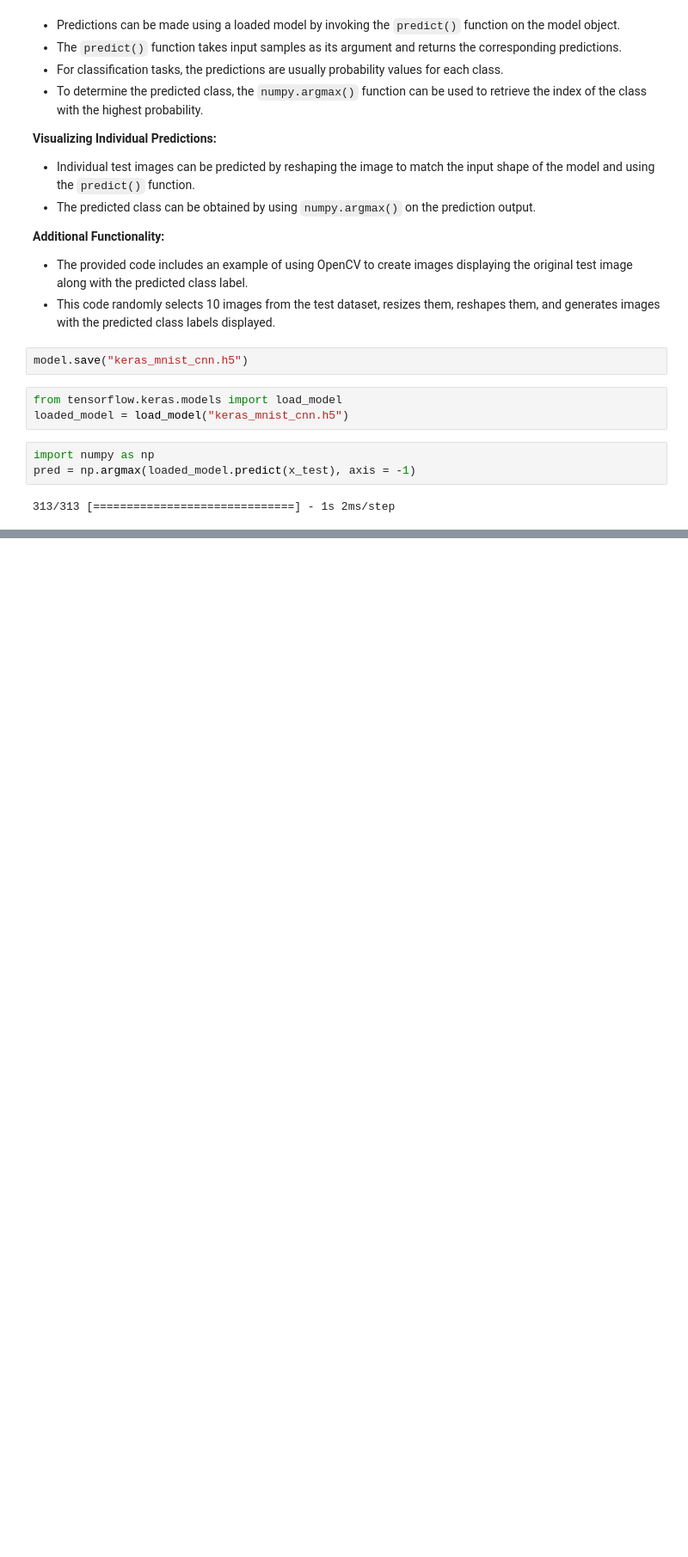
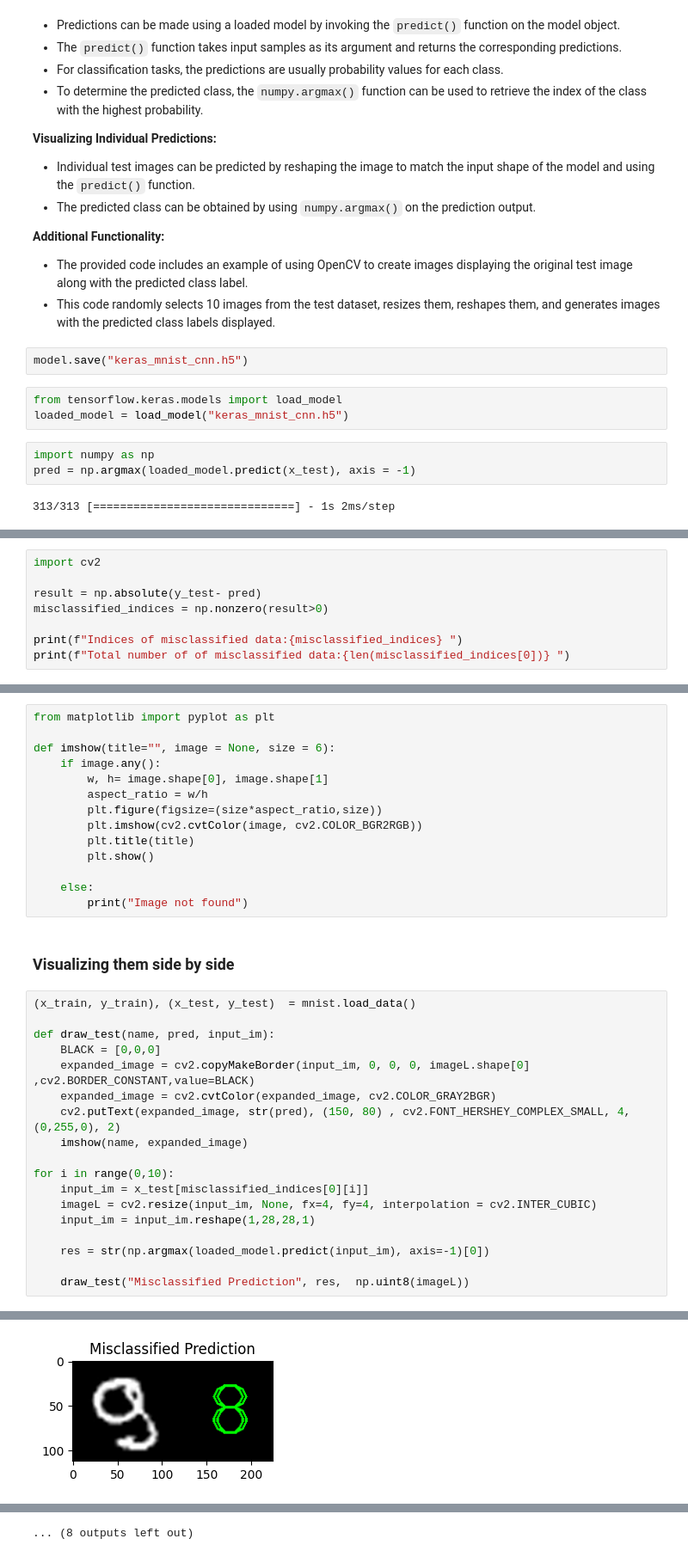
Before and after one commit to FarzadMalik/MNIST_handwritten_digits_recognition_with_keras, a Jupyter notebook: MNIST_handwritten_digits_recognition_using_keras_CNN.ipynb, the cells around one changed output, grey strips where cells are left out. Shown at 86% size. Saved outputs shown, nothing was run; the diff lists cells and outputs as text; blank space fills up the shorter version.

```diff
--- a/MNIST_handwritten_digits_recognition_using_keras_CNN.ipynb
+++ b/MNIST_handwritten_digits_recognition_using_keras_CNN.ipynb
@@ -364,0 +415,8 @@ pred = np.argmax(loaded_model.predict(x_test), axis = -1)
+# %%
+import cv2
+
+result = np.absolute(y_test- pred)
+misclassified_indices = np.nonzero(result>0)
+
+print(f"Indices of misclassified data:{misclassified_indices} ")
+print(f"Total number of of misclassified data:{len(misclassified_indices[0])} ")
@@ -364,0 +438,35 @@ pred = np.argmax(loaded_model.predict(x_test), axis = -1)
+# %%
+from matplotlib import pyplot as plt
+
+def imshow(title="", image = None, size = 6):
+    if image.any():
+        w, h= image.shape[0], image.shape[1]
+        aspect_ratio = w/h
+        plt.figure(figsize=(size*aspect_ratio,size))
+        plt.imshow(cv2.cvtColor(image, cv2.COLOR_BGR2RGB))
+        plt.title(title)
+        plt.show()
+
+    else:
+        print("Image not found")
+# %% [markdown]
+### Visualizing them side by side
+# %%
+(x_train, y_train), (x_test, y_test)  = mnist.load_data()
+
+def draw_test(name, pred, input_im):
+    BLACK = [0,0,0]
+    expanded_image = cv2.copyMakeBorder(input_im, 0, 0, 0, imageL.shape[0] ,cv2.BORDER_CONSTANT,value=BLACK)
+    expanded_image = cv2.cvtColor(expanded_image, cv2.COLOR_GRAY2BGR)
+    cv2.putText(expanded_image, str(pred), (150, 80) , cv2.FONT_HERSHEY_COMPLEX_SMALL, 4, (0,255,0), 2)
+    imshow(name, expanded_image)
+
+for i in range(0,10):
+    input_im = x_test[misclassified_indices[0][i]]
+    imageL = cv2.resize(input_im, None, fx=4, fy=4, interpolation = cv2.INTER_CUBIC)
+    input_im = input_im.reshape(1,28,28,1)
+
+    res = str(np.argmax(loaded_model.predict(input_im), axis=-1)[0])
+
+    draw_test("Misclassified Prediction", res,  np.uint8(imageL))
+# %% [output]
@@ -364,0 +474 @@ pred = np.argmax(loaded_model.predict(x_test), axis = -1)
+[figure, added]
@@ -364,0 +485 @@ pred = np.argmax(loaded_model.predict(x_test), axis = -1)
+... (8 outputs left out)
```
Also changed, not shown: parts of 21 cells of this notebook.
